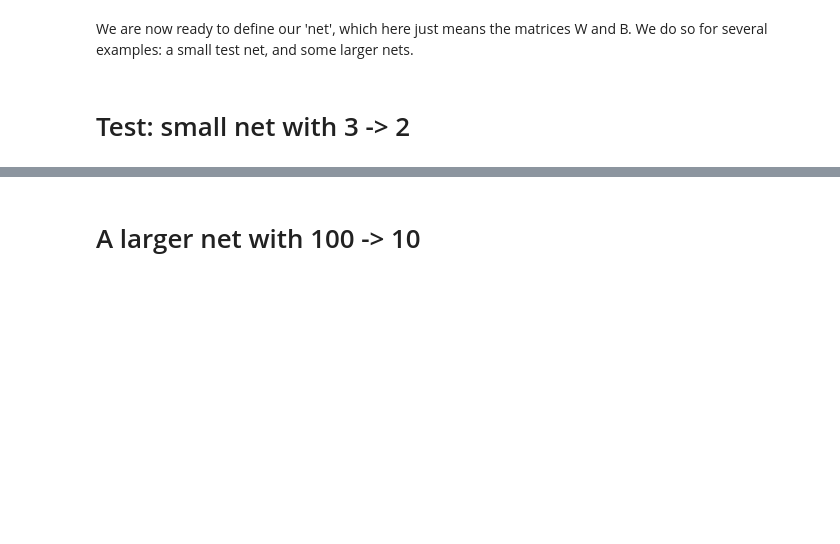
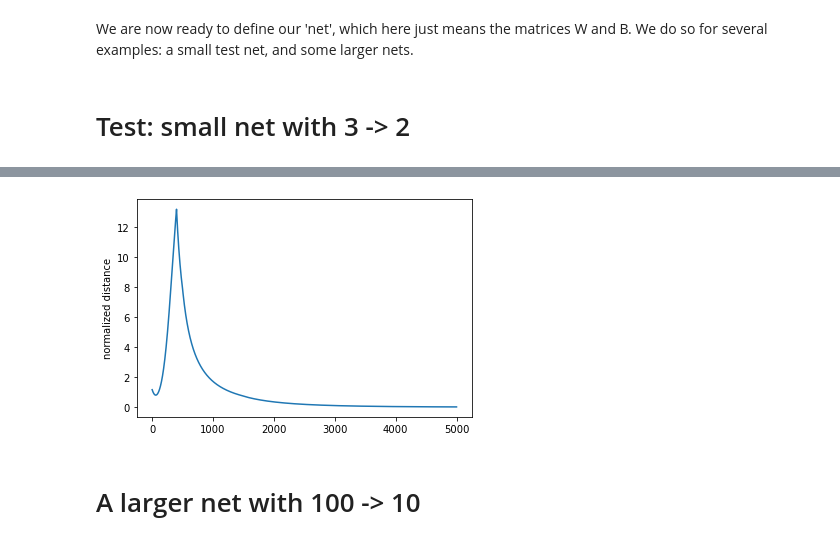
Before and after one commit to kma-code/Phaseless-Alignment-Learning, a Jupyter notebook: B circuit.ipynb, the cells around one changed output, grey strips where cells are left out. Cells and saved outputs as stored; diff of their text form; code cells hidden in the pictures; blank space fills up the shorter version.

Commit message:
Added alternative measure for norm distance

```diff
--- a/B circuit.ipynb
+++ b/B circuit.ipynb
@@ -33,6 +35,19 @@ def cosine_similarity_tensors(A, B):
 
     # returns cos(theta)
     return product / norm
+
+# Calculate the cosine similarity between two tensors
+# using the Frobenius inner product
+def cosine_similarity_vectors(A, B):
+    product = A.T @ B
+    norm = (A.T @ A)**.5 * (B.T @ B)**.5
+
+    # returns cos(theta)
+    return product / norm
+
+# alternative measure for the distance of two tensors
+def norm_distance(A,B):
+    return np.linalg.norm(A - B)**2 / np.linalg.norm(A) / np.linalg.norm(B)
 # %% [markdown]
 We are now ready to define our 'net', which here just means the matrices W and B. We do so for several examples: a small test net, and some larger nets.
 # %% [markdown]
@@ -109,3 +124,11 @@ plt.show()
+# %%
+norm_dist = [norm_distance(B_mat, ds_pinv(r, W)) for B_mat in B_array]
+
+plt.plot(norm_dist)
+plt.ylabel('normalized distance')
+plt.show()
+# %% [output]
+[figure, added]
 # %% [markdown]
 # A larger net with 100 -> 10
 # %%
```
Also changed, not shown: parts of 13 cells of this notebook.
